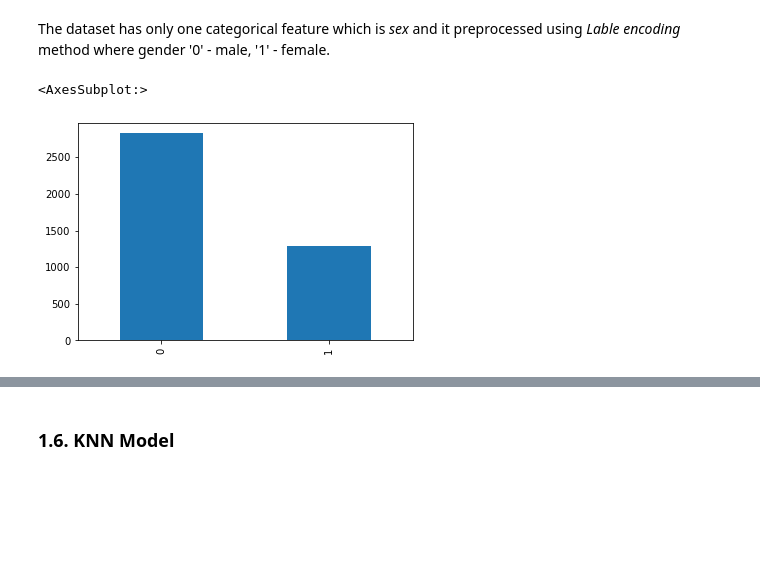
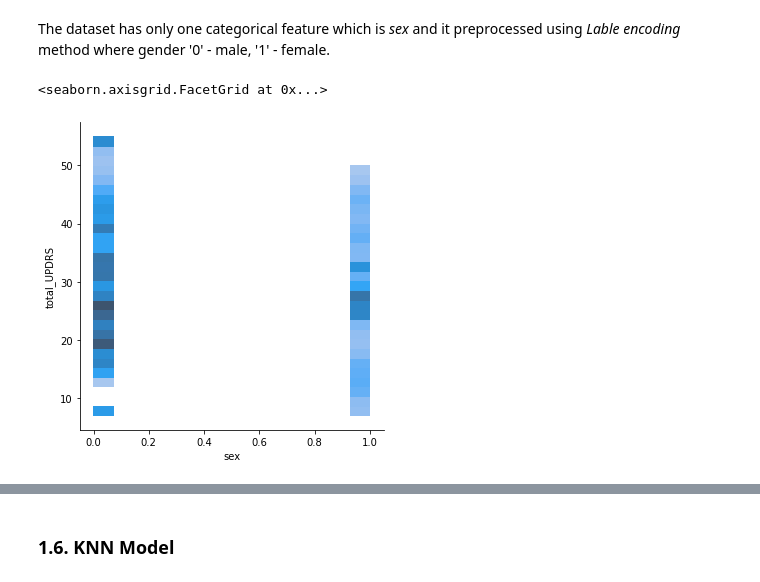
Before and after one commit to alqahysa/DS_ML_Parkinsons_Disease_Prediction_Python, a Jupyter notebook: Parkinsons_Disease.ipynb, the cells around one changed output, grey strips where cells are left out. Saved outputs shown, nothing was run; the diff lists cells and outputs as text; code cells hidden in the pictures; blank space fills up the shorter version.

```diff
--- a/Parkinsons_Disease.ipynb
+++ b/Parkinsons_Disease.ipynb
@@ -225,8 +254,8 @@ As we can see above, jitter and shimmer are normalized.
 - Which values do you think should be one-hot or dummy encoded versus label encoded? Why?
 # %% [markdown]
 The dataset has only one categorical feature which is *sex* and it preprocessed using *Lable encoding* method where gender '0' - male, '1' - female.
-# %%
-x_train['sex'].value_counts().plot(kind='bar')
-# %% [output]
-<AxesSubplot:>
-[figure, removed]
+# %%
+sns.displot(parkinsons_df, x="sex", y='total_UPDRS')
+# %% [output]
+<seaborn.axisgrid.FacetGrid at 0x...>
+[figure, added]
```
Also changed, not shown: parts of 87 cells of this notebook, 3 other files.
